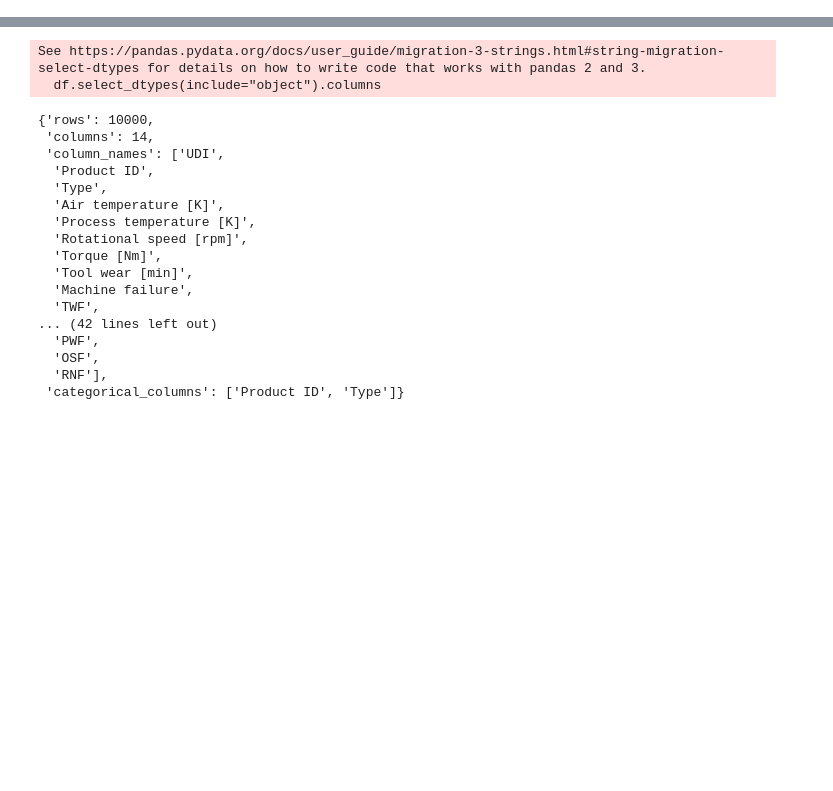
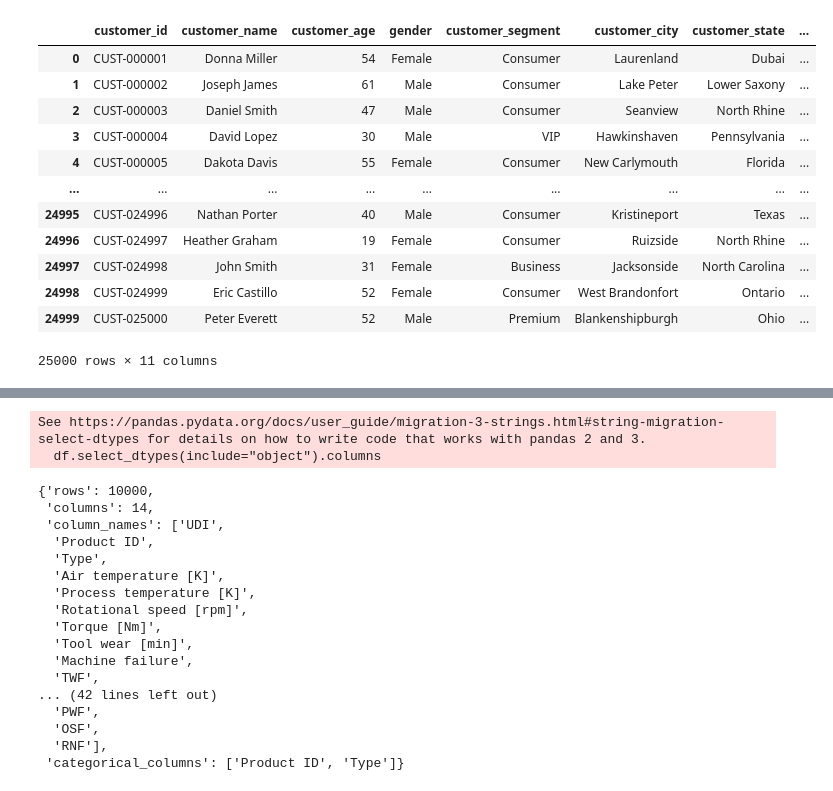
Before and after one commit to motawassimlahmadi/AI-Data-Analyst, a Jupyter notebook: notebooks/01_experiment.ipynb, the cells around one changed output, grey strips where cells are left out. Cells and saved outputs as stored; diff of their text form; code cells hidden in the pictures; blank space fills up the shorter version.

```diff
--- a/notebooks/01_experiment.ipynb
+++ b/notebooks/01_experiment.ipynb
@@ -35,3 +41,21 @@ def metric_dataset(df : pd.DataFrame , metric : str) -> dict:
     return metric_dict
 # %%
 df = pd.read_csv("../data/raw/ai4i2020.csv")
+# %%
+df_2 = pd.read_csv("../data/raw/customer_master.csv")
+
+df_2
+# %% [output]
+|  | customer_id | customer_name | customer_age | gender | customer_segment | customer_city | customer_state | ... |
+| 0 | CUST-000001 | Donna Miller | 54 | Female | Consumer | Laurenland | Dubai | ... |
+| 1 | CUST-000002 | Joseph James | 61 | Male | Consumer | Lake Peter | Lower Saxony | ... |
+| 2 | CUST-000003 | Daniel Smith | 47 | Male | Consumer | Seanview | North Rhine | ... |
+| 3 | CUST-000004 | David Lopez | 30 | Male | VIP | Hawkinshaven | Pennsylvania | ... |
+| 4 | CUST-000005 | Dakota Davis | 55 | Female | Consumer | New Carlymouth | Florida | ... |
+| ... | ... | ... | ... | ... | ... | ... | ... | ... |
+| 24995 | CUST-024996 | Nathan Porter | 40 | Male | Consumer | Kristineport | Texas | ... |
+| 24996 | CUST-024997 | Heather Graham | 19 | Female | Consumer | Ruizside | North Rhine | ... |
+| 24997 | CUST-024998 | John Smith | 31 | Female | Business | Jacksonside | North Carolina | ... |
+| 24998 | CUST-024999 | Eric Castillo | 52 | Female | Consumer | West Brandonfort | Ontario | ... |
+| 24999 | CUST-025000 | Peter Everett | 52 | Male | Premium | Blankenshipburgh | Ohio | ... |
+25000 rows × 11 columns
```
Also changed, not shown: parts of 7 cells of this notebook, 3 other files.
